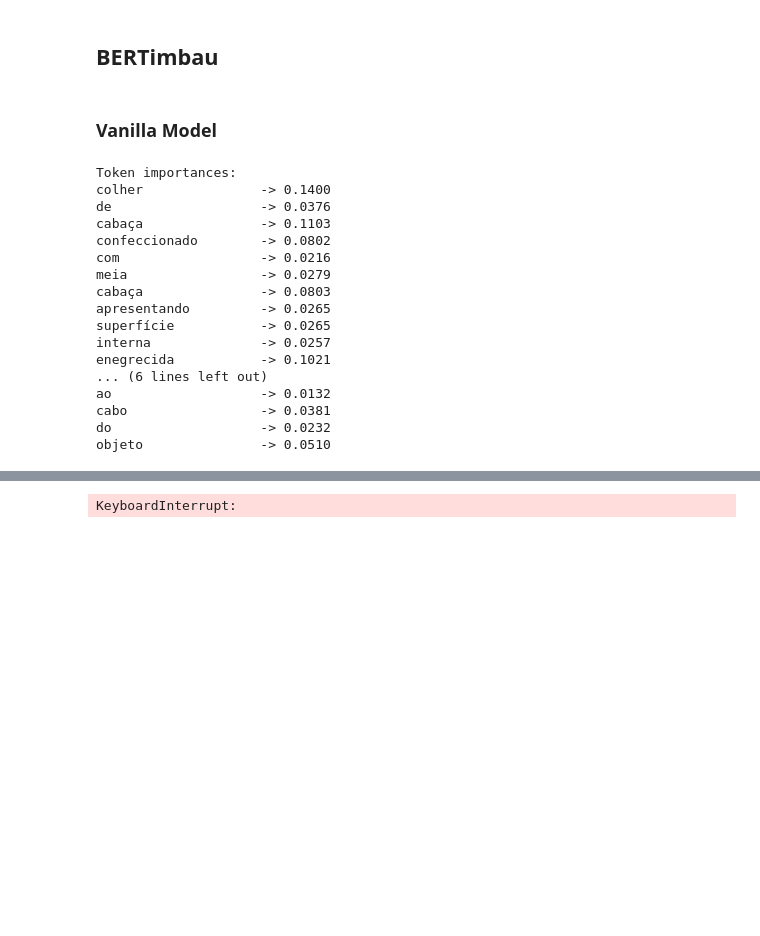
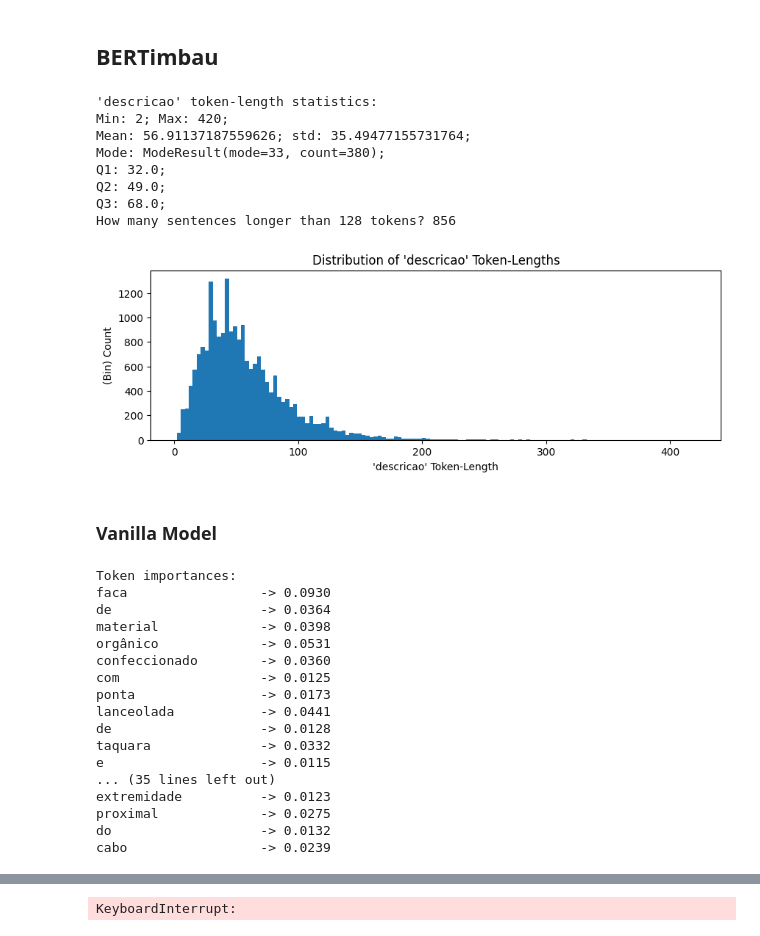
Before and after one commit to Luizerko/indigenous_clusters_and_communities, a Jupyter notebook: tainacan_collection/language_based/language_clustering.ipynb, the cells around one changed output, grey strips where cells are left out. Drawn from its saved outputs; the diff is of its cells as text; code cells hidden in the pictures; blank space fills up the shorter version.

Commit message:
Fixing small bug on visualization tool and studying sentences token-length distribution using BERTimbau's tokenizer to decide what to do about the max_sequence_length

```diff
--- a/tainacan_collection/language_based/language_clustering.ipynb
+++ b/tainacan_collection/language_based/language_clustering.ipynb
@@ -53,6 +58,46 @@ from language_training_utils import *
 Clustering experiments with text feature extractors. The idea is to fine-tune some pre-trained transformer models on our dataset and then remove the last layer of the model to cluster on the embedding space projections.
 # %% [markdown]
 ## BERTimbau
+# %%
+# Studying the distribution of sentence token-lengths on dataframe 'descricao' to make a
+# decision regarding the max sequence length to use for models (also with memory restrictions)
+sentence_list = list(ind_df['descricao'].dropna())
+tokenizer = AutoTokenizer.from_pretrained('neuralmind/bert-base-portuguese-cased', \
+                                          do_lower_case=False)
+token_lengths = [len(tokenizer.tokenize(sentence)) for sentence in sentence_list]
+token_lengths = np.array(token_lengths)
+
+# Printing statistics and finding out that, given the small amount of sentences with more than
+# 128 tokens, maybe we don't need to run an entire LLM pipeline to reduce sentence lengths.
+# Having said that, sequence length of 64 is pretty tight and would make us lose around 30%
+# of our data with no LLM pipeline to reduce sentences
+print("'descricao' token-length statistics:")
+print(f"""Min: {np.min(token_lengths)}; Max: {np.max(token_lengths)};
+Mean: {np.mean(token_lengths)}; std: {np.std(token_lengths)};
+Mode: {stats.mode(token_lengths)};
+Q1: {np.quantile(token_lengths, 0.25)};
+Q2: {np.quantile(token_lengths, 0.50)};
+Q3: {np.quantile(token_lengths, 0.75)};""")
+print(f"How many sentences longer than 128 tokens? {len(np.where(token_lengths > 128)[0])}\n")
+
+# Plotting distribution
+plt.figure(figsize=(10, 3))
+plt.hist(token_lengths, \
+         bins=int(len(np.unique(token_lengths))/2))
+plt.xlabel("'descricao' Token-Length")
+plt.ylabel("(Bin) Count")
+plt.title("Distribution of 'descricao' Token-Lengths")
+plt.show()
+# %% [output]
+'descricao' token-length statistics:
+Min: 2; Max: 420;
+Mean: 56.91137187559626; std: 35.49477155731764;
+Mode: ModeResult(mode=33, count=380);
+Q1: 32.0;
+Q2: 49.0;
+Q3: 68.0;
+How many sentences longer than 128 tokens? 856
+[figure, added]
 # %% [markdown]
 ### Vanilla Model
 # %%
@@ -126,11 +164,11 @@ for indices, input_ids, _ in tqdm(text_dataloader):
 
     # Computing attributions
     attributions, delta = get_attributions(lig, tokenizer, input_ids, baseline_input_ids, \
-                                           attrib_aggreg_type='l2-norm', verbose=True, \
-                                           sample_num=2)
+                                           attrib_aggreg_type='l2-norm', verbose=False, \
+                                           sample_num=min(0, full_batch_size-1))
     vanilla_attributions.append(attributions)
 
-    break
+    # break
 
 # Concatenating the batches
 vanilla_embeddings = torch.cat(vanilla_embeddings, dim=0)
@@ -138,22 +176,22 @@ vanilla_attributions = torch.cat(vanilla_attributions, dim=0)
 vanilla_indices = torch.cat(vanilla_indices, dim=0)
 # %% [output]
 Token importances:
-colher               -> 0.1400
-de                   -> 0.0376
-cabaça               -> 0.1103
-confeccionado        -> 0.0802
-com                  -> 0.0216
-meia                 -> 0.0279
-cabaça               -> 0.0803
-apresentando         -> 0.0265
-superfície           -> 0.0265
-interna              -> 0.0257
-enegrecida           -> 0.1021
-... (6 lines left out)
-ao                   -> 0.0132
-cabo                 -> 0.0381
-do                   -> 0.0232
-objeto               -> 0.0510
+faca                 -> 0.0930
+de                   -> 0.0364
+material             -> 0.0398
+orgânico             -> 0.0531
+confeccionado        -> 0.0360
+com                  -> 0.0125
+ponta                -> 0.0173
+lanceolada           -> 0.0441
+de                   -> 0.0128
+taquara              -> 0.0332
+e                    -> 0.0115
+... (35 lines left out)
+extremidade          -> 0.0123
+proximal             -> 0.0275
+do                   -> 0.0132
+cabo                 -> 0.0239
 # %%
 # Visualizing generated vanilla embbedings using different projection techniques
 # %%
```
Also changed, not shown: parts of 5 cells of this notebook, 1 other file.
